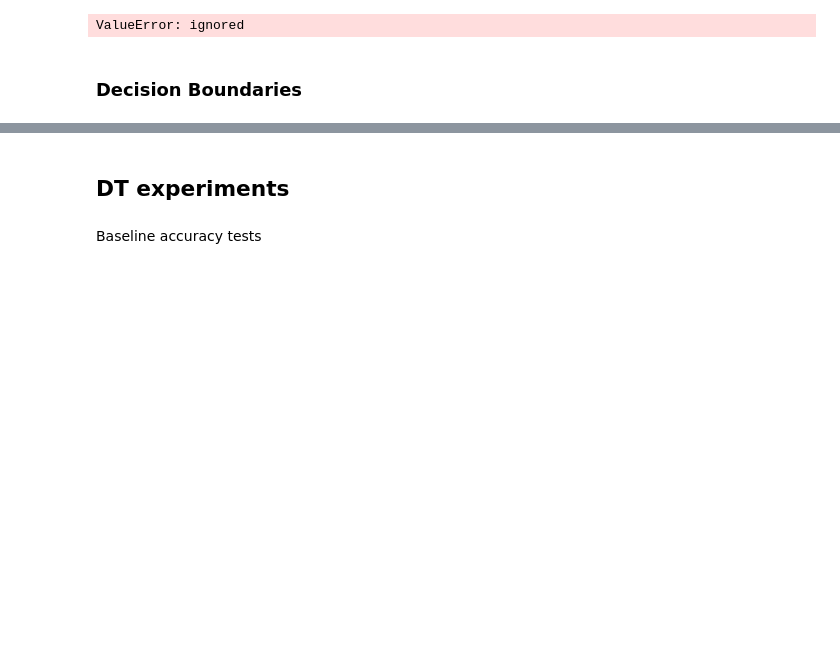
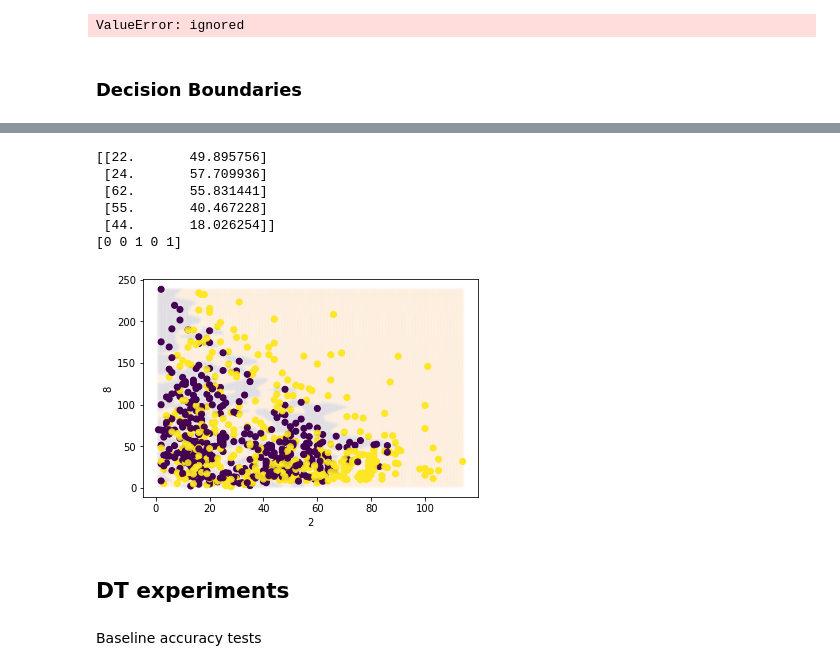
Before and after one commit to faithrts/ML-Intro, a Jupyter notebook: A1_Draft.ipynb, the cells around one changed output, grey strips where cells are left out. Saved outputs shown, nothing was run; the diff lists cells and outputs as text; code cells hidden in the pictures; blank space fills up the shorter version.

```diff
--- a/A1_Draft.ipynb
+++ b/A1_Draft.ipynb
@@ -1078,3 +1130,16 @@ print("The accuracy of the manhattan model is: " + str(round((manhat5_accuracy *
+# %%
+x_db = mess_df[["2", "8"]].to_numpy()
+y_db = mess_df["Class"].to_numpy()
+
+dbDraw(x_db, y_db, "2", "8")
+# %% [output]
+[[22.       49.895756]
+ [24.       57.709936]
+ [62.       55.831441]
+ [55.       40.467228]
+ [44.       18.026254]]
+[0 0 1 0 1]
+[figure, added]
 # %% [markdown]
 ## DT experiments
 # %% [markdown]
```
Also changed, not shown: parts of 16 cells of this notebook.
